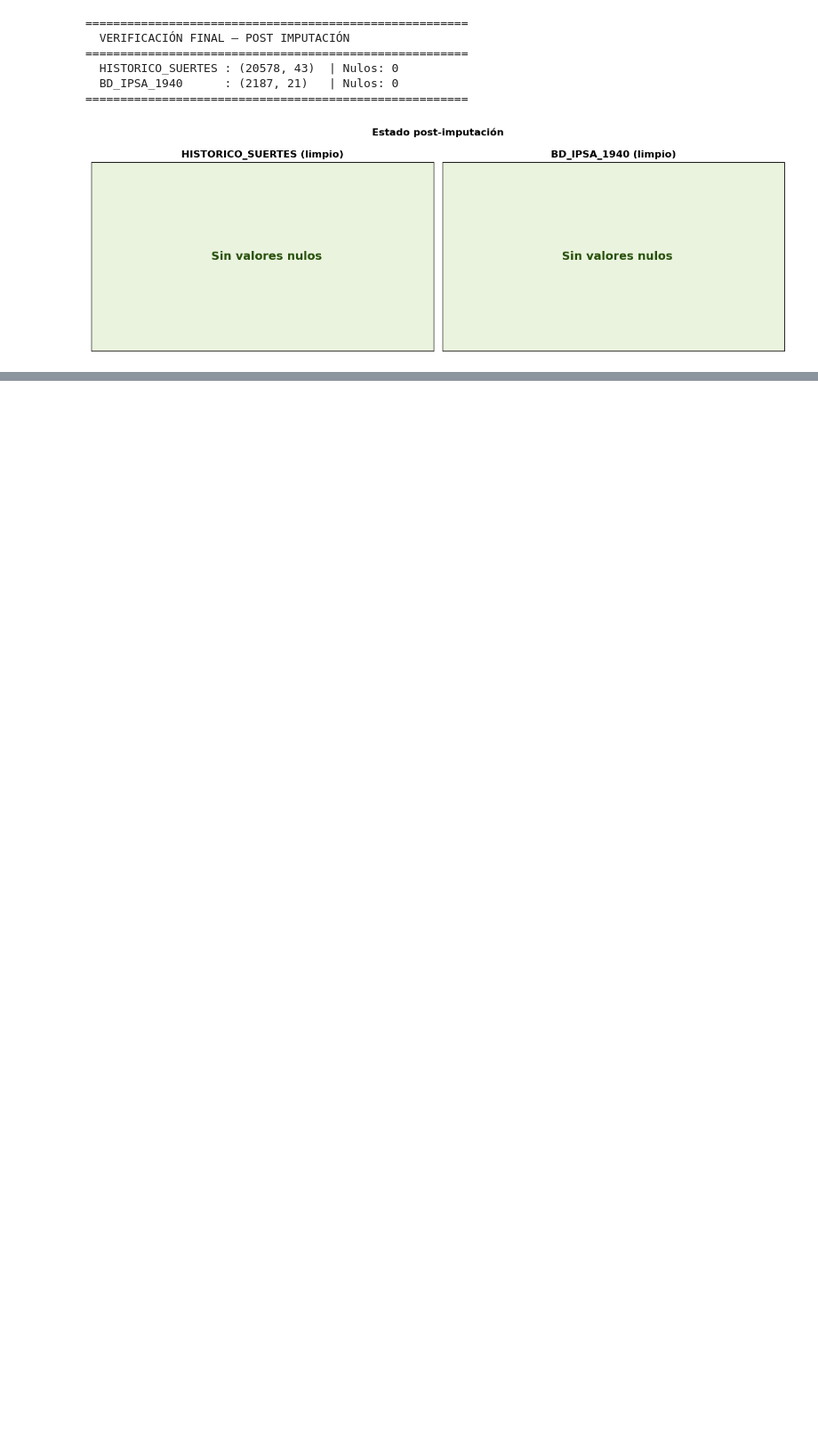
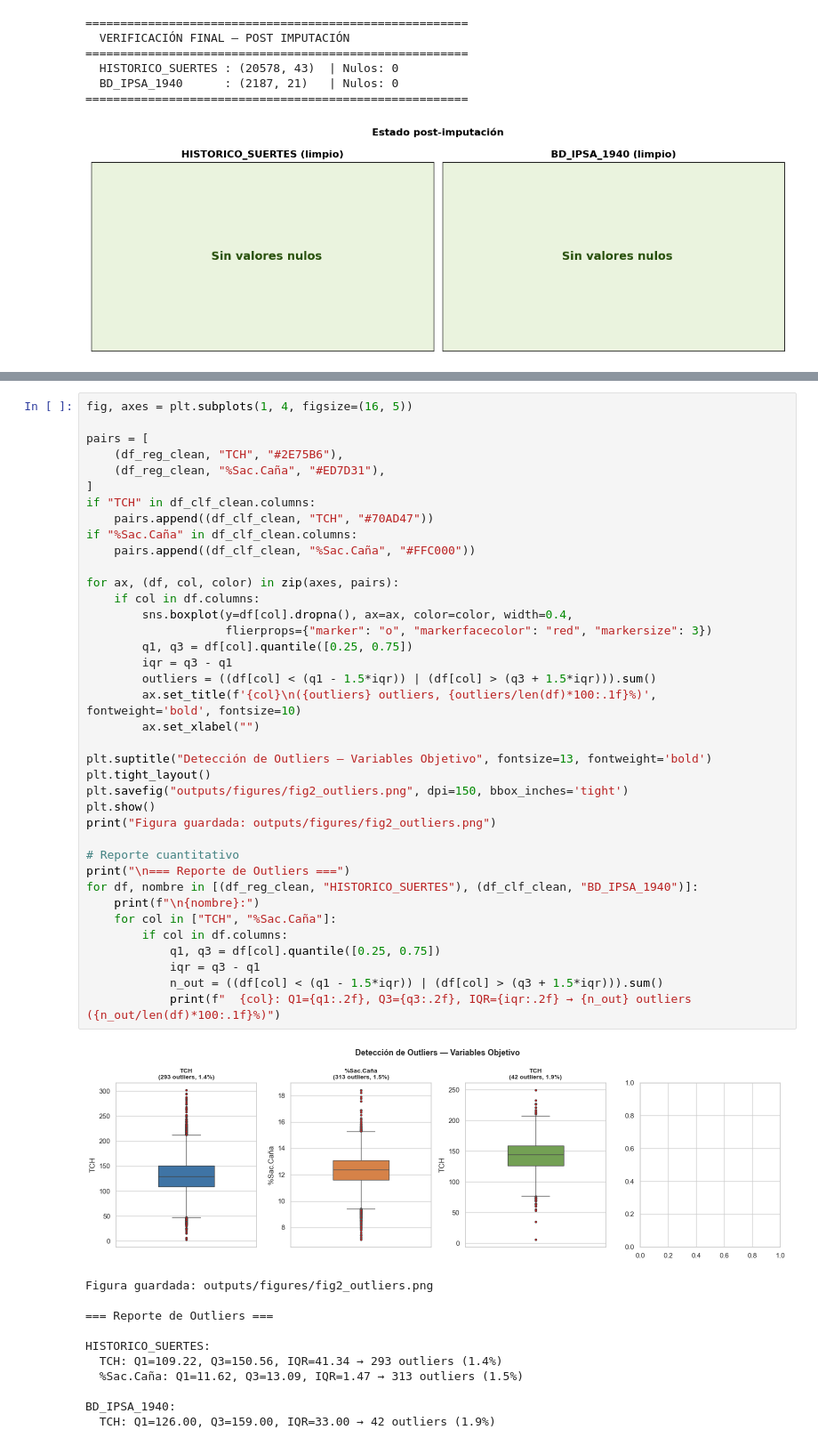
Before and after one commit to LissaAN1/prediccion-cana-LABAPO3, a Jupyter notebook: lab1.ipynb, the cells around one changed output, grey strips where cells are left out. Shown at 89% size. Cells and saved outputs as stored; diff of their text form; blank space fills up the shorter version.

```diff
--- a/lab1.ipynb
+++ b/lab1.ipynb
@@ -527,0 +421,50 @@ print(vif_data.sort_values(by="VIF", ascending=False))
+# %%
+fig, axes = plt.subplots(1, 4, figsize=(16, 5))
+
+pairs = [
+    (df_reg_clean, "TCH", "#2E75B6"),
+    (df_reg_clean, "%Sac.Caña", "#ED7D31"),
+]
+if "TCH" in df_clf_clean.columns:
+    pairs.append((df_clf_clean, "TCH", "#70AD47"))
+if "%Sac.Caña" in df_clf_clean.columns:
+    pairs.append((df_clf_clean, "%Sac.Caña", "#FFC000"))
+
+for ax, (df, col, color) in zip(axes, pairs):
+    if col in df.columns:
+        sns.boxplot(y=df[col].dropna(), ax=ax, color=color, width=0.4,
+                    flierprops={"marker": "o", "markerfacecolor": "red", "markersize": 3})
+        q1, q3 = df[col].quantile([0.25, 0.75])
+        iqr = q3 - q1
+        outliers = ((df[col] < (q1 - 1.5*iqr)) | (df[col] > (q3 + 1.5*iqr))).sum()
+        ax.set_title(f'{col}\n({outliers} outliers, {outliers/len(df)*100:.1f}%)', fontweight='bold', fontsize=10)
+        ax.set_xlabel("")
+
+plt.suptitle("Detección de Outliers — Variables Objetivo", fontsize=13, fontweight='bold')
+plt.tight_layout()
+plt.savefig("outputs/figures/fig2_outliers.png", dpi=150, bbox_inches='tight')
+plt.show()
+print("Figura guardada: outputs/figures/fig2_outliers.png")
+
+# Reporte cuantitativo
+print("\n=== Reporte de Outliers ===")
+for df, nombre in [(df_reg_clean, "HISTORICO_SUERTES"), (df_clf_clean, "BD_IPSA_1940")]:
+    print(f"\n{nombre}:")
+    for col in ["TCH", "%Sac.Caña"]:
+        if col in df.columns:
+            q1, q3 = df[col].quantile([0.25, 0.75])
+            iqr = q3 - q1
+            n_out = ((df[col] < (q1 - 1.5*iqr)) | (df[col] > (q3 + 1.5*iqr))).sum()
+            print(f"  {col}: Q1={q1:.2f}, Q3={q3:.2f}, IQR={iqr:.2f} → {n_out} outliers ({n_out/len(df)*100:.1f}%)")
+# %% [output]
+[figure, added]
+Figura guardada: outputs/figures/fig2_outliers.png
+
+=== Reporte de Outliers ===
+
+HISTORICO_SUERTES:
+  TCH: Q1=109.22, Q3=150.56, IQR=41.34 → 293 outliers (1.4%)
+  %Sac.Caña: Q1=11.62, Q3=13.09, IQR=1.47 → 313 outliers (1.5%)
+
+BD_IPSA_1940:
+  TCH: Q1=126.00, Q3=159.00, IQR=33.00 → 42 outliers (1.9%)
```
Also changed, not shown: parts of 36 cells of this notebook, 5 other files.
